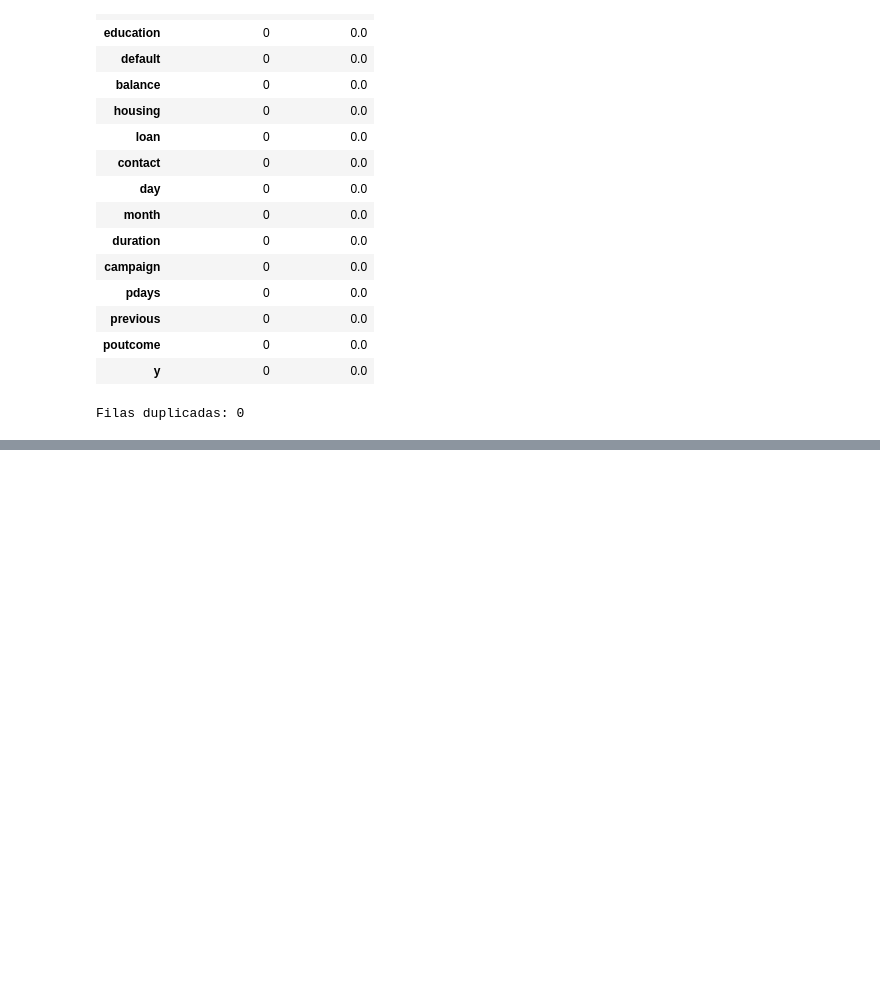
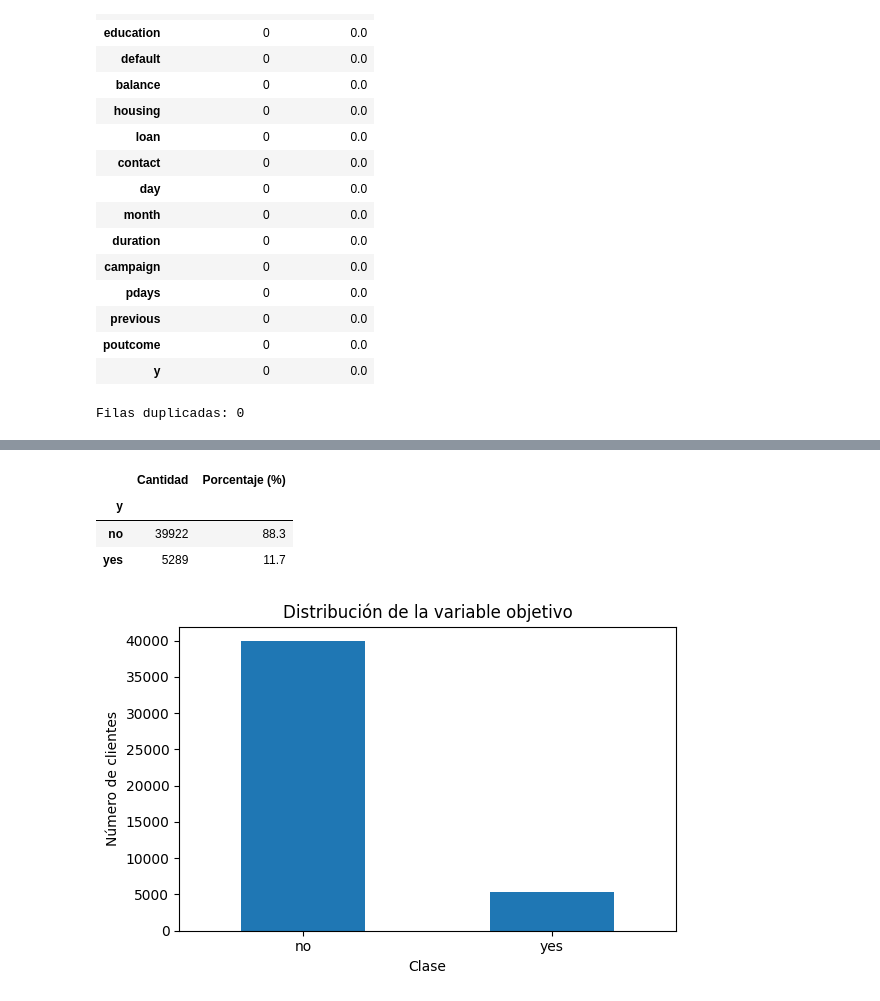
Before and after one commit to LeonardoG2005/Bank-Marketing-Database, a Jupyter notebook: Bank_Marketing_Database_Proyecto1.ipynb, the cells around one changed output, grey strips where cells are left out. Cells and saved outputs as stored; diff of their text form; code cells hidden in the pictures; blank space fills up the shorter version.

Commit message:
:chart_with_upwards_trend: feat: add exploratory data analysis (EDA)

```diff
--- a/Bank_Marketing_Database_Proyecto1.ipynb
+++ b/Bank_Marketing_Database_Proyecto1.ipynb
@@ -201,0 +219,27 @@ Filas duplicadas: 0
+# %%
+# Distribución de la variable objetivo
+
+target_counts = df["y"].value_counts()
+target_pct = df["y"].value_counts(normalize=True).mul(100)
+
+target_table = pd.DataFrame({
+    "Cantidad": target_counts,
+    "Porcentaje (%)": target_pct.round(2)
+})
+
+display(target_table)
+
+plt.figure(figsize=(6, 4))
+target_counts.plot(kind="bar")
+plt.title("Distribución de la variable objetivo")
+plt.xlabel("Clase")
+plt.ylabel("Número de clientes")
+plt.xticks(rotation=0)
+plt.tight_layout()
+plt.show()
+# %% [output]
+|  | Cantidad | Porcentaje (%) |
+| y |  |  |
+| no | 39922 | 88.3 |
+| yes | 5289 | 11.7 |
+[figure, added]
```
Also changed, not shown: parts of 9 cells of this notebook.
